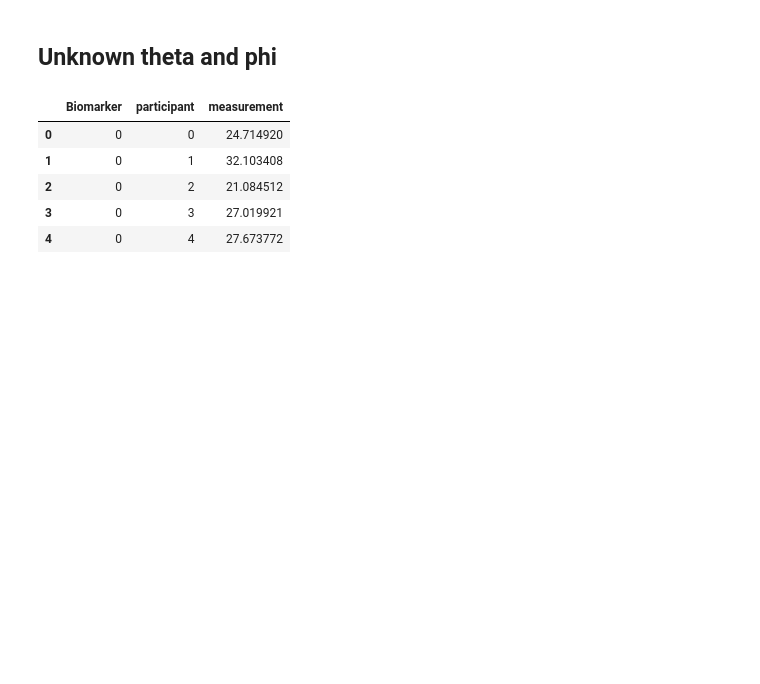
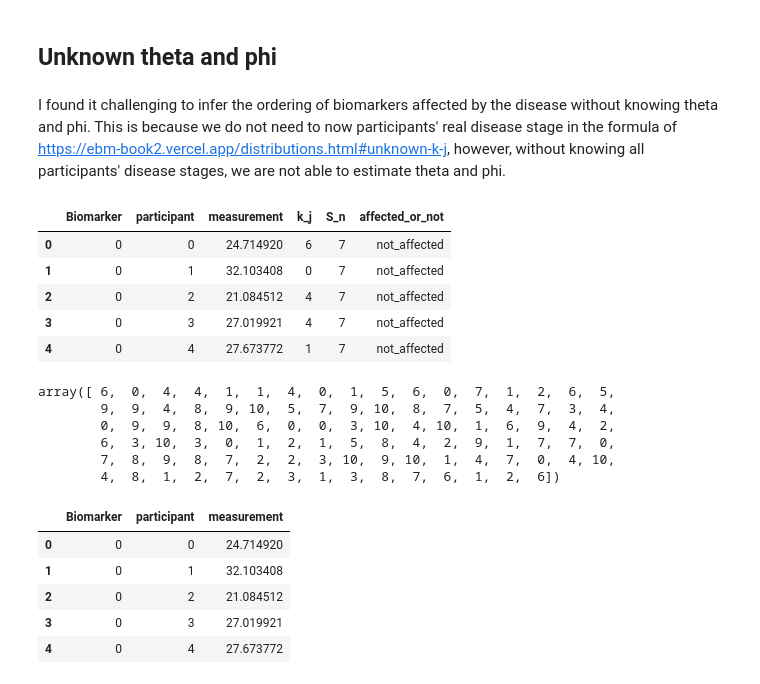
Before and after one commit to hongtaoh/ebm-book, a Jupyter notebook: estimate_three.ipynb, the cells around one changed output. Saved outputs shown, nothing was run; the diff lists cells and outputs as text; code cells hidden in the pictures; blank space fills up the shorter version.

```diff
--- a/estimate_three.ipynb
+++ b/estimate_three.ipynb
@@ -285,6 +255,28 @@ best_order, np.array(list(real_ordering_dic.values()))
  array([ 7,  5,  3,  9,  1,  2,  6, 10,  4,  8]))
 # %% [markdown]
 ## Unknown theta and phi
+# %% [markdown]
+I found it challenging to infer the ordering of biomarkers affected by the disease without knowing theta and phi. This is because we do not need to now participants' real disease stage in the formula of https://ebm-book2.vercel.app/distributions.html#unknown-k-j, however, without knowing all participants' disease stages, we are not able to estimate theta and phi.
+# %%
+data.head()
+# %% [output]
+|  | Biomarker | participant | measurement | k_j | S_n | affected_or_not |
+| 0 | 0 | 0 | 24.714920 | 6 | 7 | not_affected |
+| 1 | 0 | 1 | 32.103408 | 0 | 7 | not_affected |
+| 2 | 0 | 2 | 21.084512 | 4 | 7 | not_affected |
+| 3 | 0 | 3 | 27.019921 | 4 | 7 | not_affected |
+| 4 | 0 | 4 | 27.673772 | 1 | 7 | not_affected |
+# %%
+actual_stage_dict = dict(zip(data.participant, data.k_j))
+actual_stages = np.array(list(actual_stage_dict.values()))
+actual_stages
+# %% [output]
+array([ 6,  0,  4,  4,  1,  1,  4,  0,  1,  5,  6,  0,  7,  1,  2,  6,  5,
+        9,  9,  4,  8,  9, 10,  5,  7,  9, 10,  8,  7,  5,  4,  7,  3,  4,
+        0,  9,  9,  8, 10,  6,  0,  0,  3, 10,  4, 10,  1,  6,  9,  4,  2,
+        6,  3, 10,  3,  0,  1,  2,  1,  5,  8,  4,  2,  9,  1,  7,  7,  0,
+        7,  8,  9,  8,  7,  2,  2,  3, 10,  9, 10,  1,  4,  7,  0,  4, 10,
+        4,  8,  1,  2,  7,  2,  3,  1,  3,  8,  7,  6,  1,  2,  6])
 # %%
 data_we_have.head()
 # %% [output]
```
Also changed, not shown: parts of 13 cells of this notebook, 16 other files.
